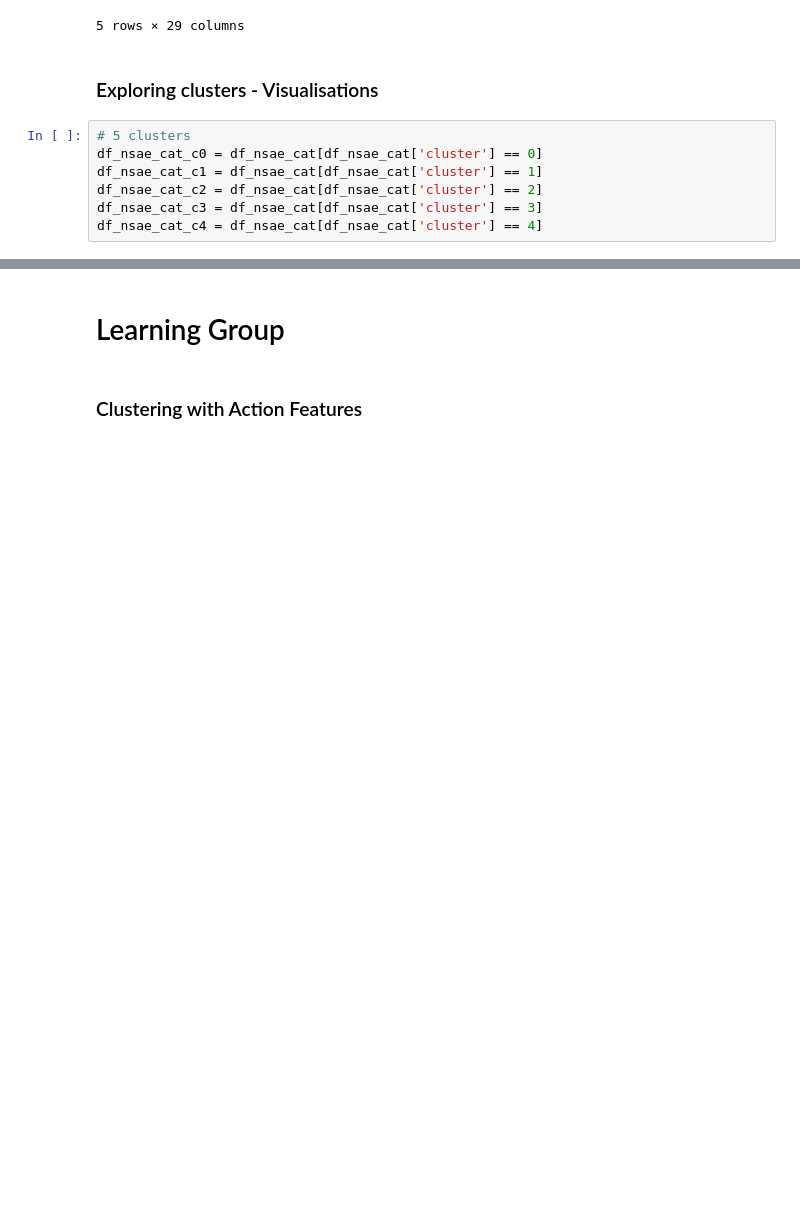
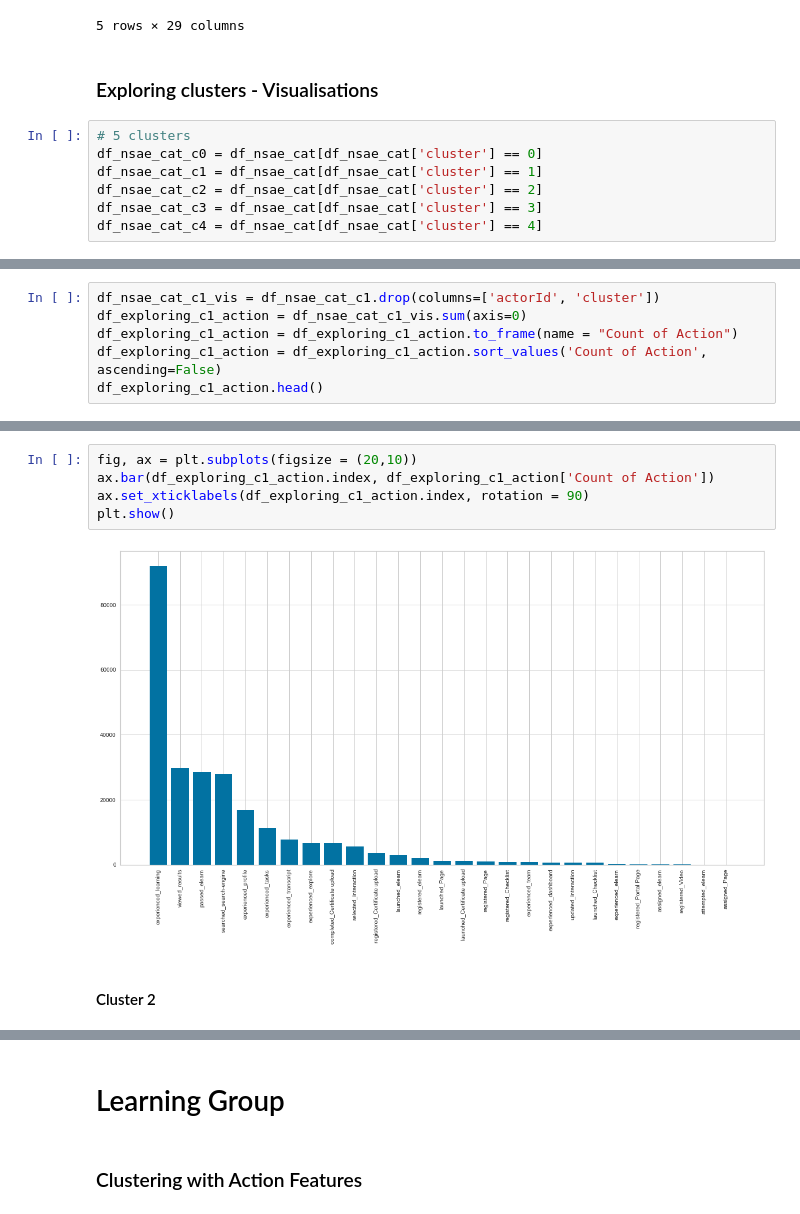
Before and after one commit to Wanghaoyin/ilab2-Team2-Coles, a Jupyter notebook: ilab2_Jean_new_starter_modelling.ipynb, the cells around one changed output, grey strips where cells are left out. Saved outputs shown, nothing was run; the diff lists cells and outputs as text; blank space fills up the shorter version.

```diff
--- a/ilab2_Jean_new_starter_modelling.ipynb
+++ b/ilab2_Jean_new_starter_modelling.ipynb
@@ -666,0 +690,6 @@ df_nsae_cat_c4 = df_nsae_cat[df_nsae_cat['cluster'] == 4]
+# %%
+df_nsae_cat_c1_vis = df_nsae_cat_c1.drop(columns=['actorId', 'cluster'])
+df_exploring_c1_action = df_nsae_cat_c1_vis.sum(axis=0)
+df_exploring_c1_action = df_exploring_c1_action.to_frame(name = "Count of Action")
+df_exploring_c1_action = df_exploring_c1_action.sort_values('Count of Action', ascending=False)
+df_exploring_c1_action.head()
@@ -666,0 +703,9 @@ df_nsae_cat_c4 = df_nsae_cat[df_nsae_cat['cluster'] == 4]
+# %%
+fig, ax = plt.subplots(figsize = (20,10))
+ax.bar(df_exploring_c1_action.index, df_exploring_c1_action['Count of Action'])
+ax.set_xticklabels(df_exploring_c1_action.index, rotation = 90)
+plt.show()
+# %% [output]
+[figure, added]
+# %% [markdown]
+#### Cluster 2
```
Also changed, not shown: parts of 44 cells of this notebook.
